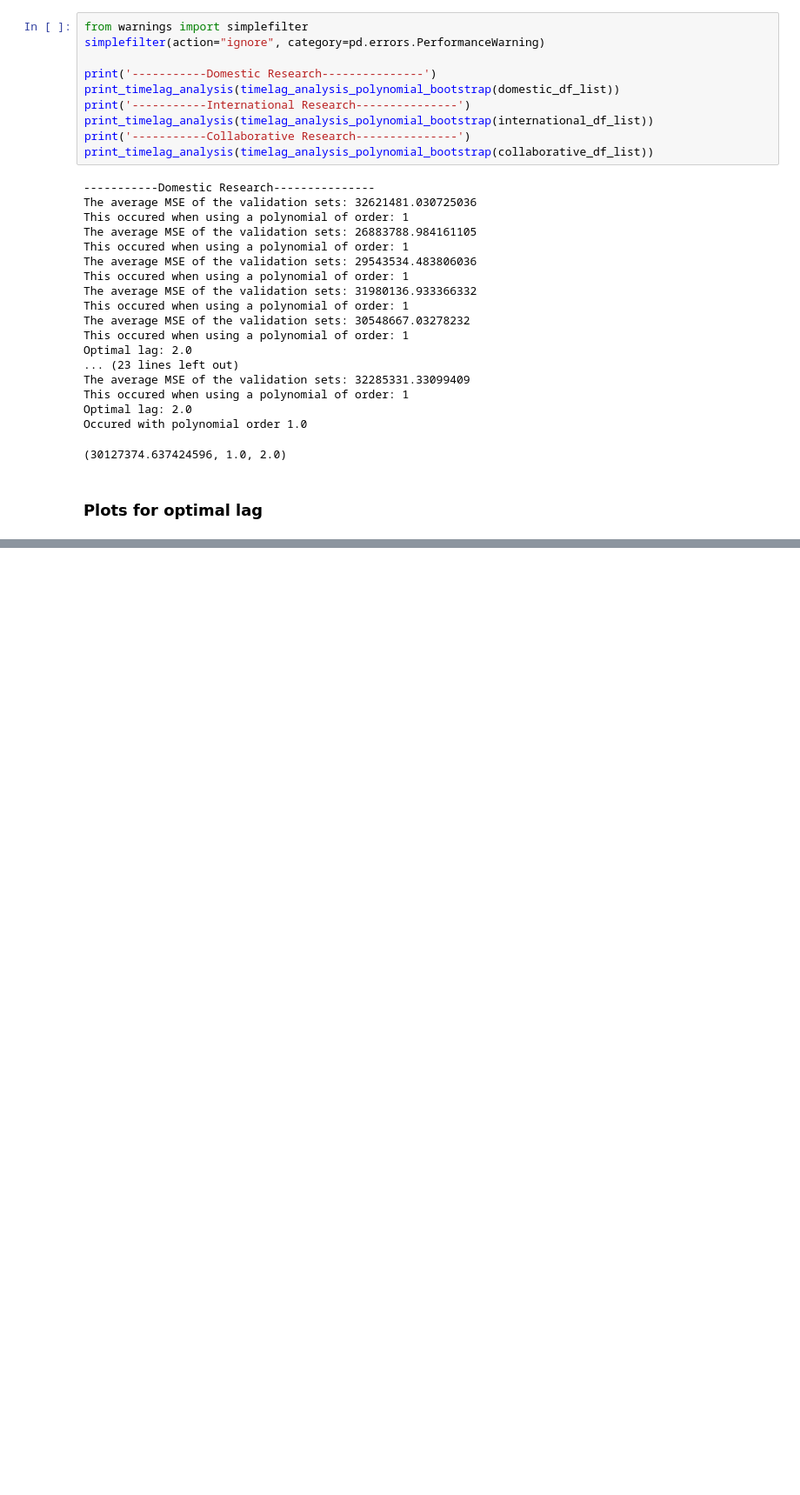
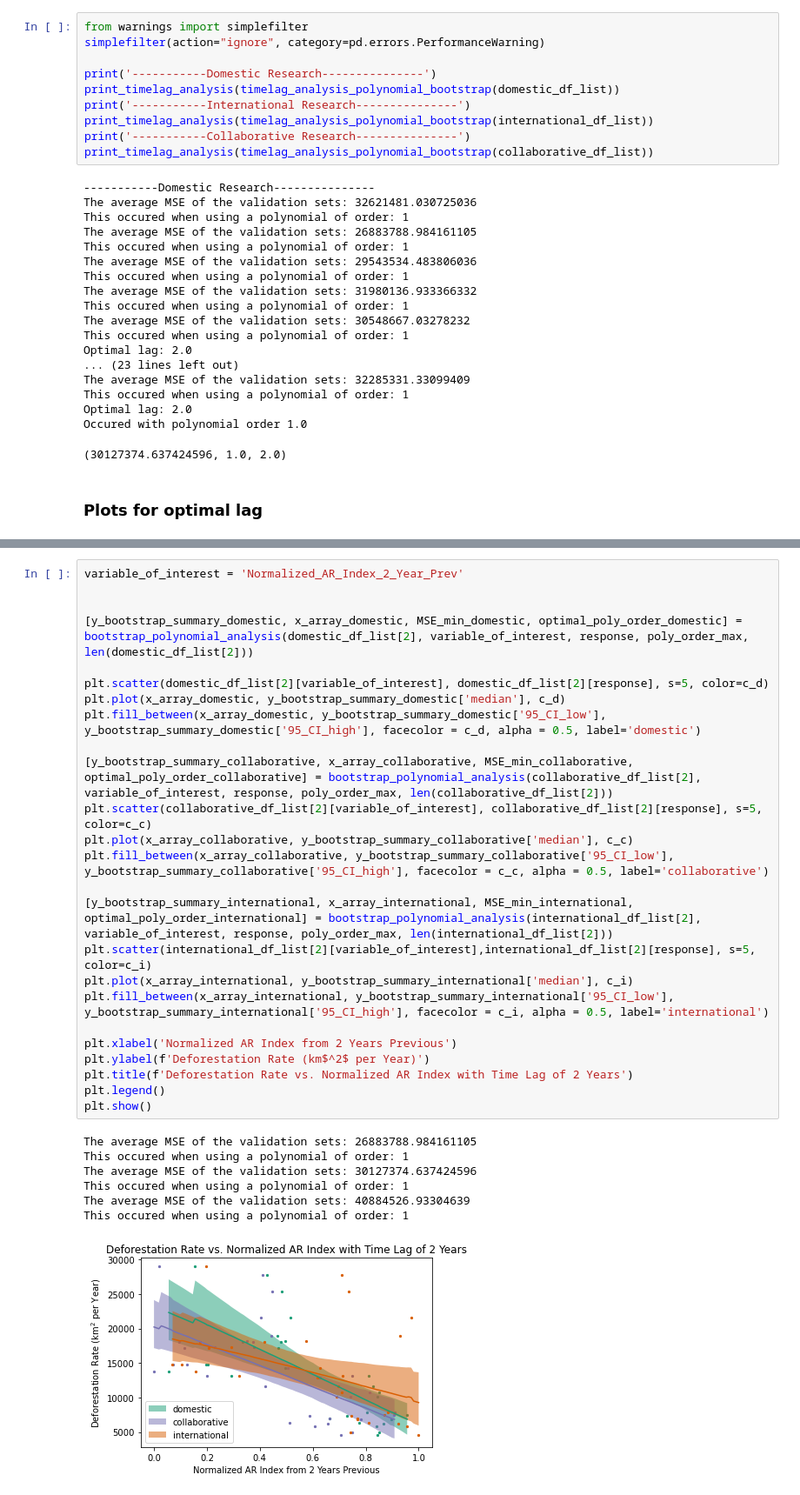
Before and after one commit to btiv/DSS_Final_Proj, a Jupyter notebook: Final_Project_Amazon_Clean.ipynb, the cells around one changed output, grey strips where cells are left out. Shown at 87% size. Cells and saved outputs as stored; diff of their text form; blank space fills up the shorter version.

```diff
--- a/Final_Project_Amazon_Clean.ipynb
+++ b/Final_Project_Amazon_Clean.ipynb
@@ -956,3 +961,36 @@ This occured when using a polynomial of order: 1
+# %%
+variable_of_interest = 'Normalized_AR_Index_2_Year_Prev'
+
+
+[y_bootstrap_summary_domestic, x_array_domestic, MSE_min_domestic, optimal_poly_order_domestic] = bootstrap_polynomial_analysis(domestic_df_list[2], variable_of_interest, response, poly_order_max, len(domestic_df_list[2]))
+
+plt.scatter(domestic_df_list[2][variable_of_interest], domestic_df_list[2][response], s=5, color=c_d)
+plt.plot(x_array_domestic, y_bootstrap_summary_domestic['median'], c_d)
+plt.fill_between(x_array_domestic, y_bootstrap_summary_domestic['95_CI_low'], y_bootstrap_summary_domestic['95_CI_high'], facecolor = c_d, alpha = 0.5, label='domestic')
+
+[y_bootstrap_summary_collaborative, x_array_collaborative, MSE_min_collaborative, optimal_poly_order_collaborative] = bootstrap_polynomial_analysis(collaborative_df_list[2], variable_of_interest, response, poly_order_max, len(collaborative_df_list[2]))
+plt.scatter(collaborative_df_list[2][variable_of_interest], collaborative_df_list[2][response], s=5, color=c_c)
+plt.plot(x_array_collaborative, y_bootstrap_summary_collaborative['median'], c_c)
+plt.fill_between(x_array_collaborative, y_bootstrap_summary_collaborative['95_CI_low'], y_bootstrap_summary_collaborative['95_CI_high'], facecolor = c_c, alpha = 0.5, label='collaborative')
+
+[y_bootstrap_summary_international, x_array_international, MSE_min_international, optimal_poly_order_international] = bootstrap_polynomial_analysis(international_df_list[2], variable_of_interest, response, poly_order_max, len(international_df_list[2]))
+plt.scatter(international_df_list[2][variable_of_interest],international_df_list[2][response], s=5, color=c_i)
+plt.plot(x_array_international, y_bootstrap_summary_international['median'], c_i)
+plt.fill_between(x_array_international, y_bootstrap_summary_international['95_CI_low'], y_bootstrap_summary_international['95_CI_high'], facecolor = c_i, alpha = 0.5, label='international')
+
+plt.xlabel('Normalized AR Index from 2 Years Previous')
+plt.ylabel(f'Deforestation Rate (km$^2$ per Year)')
+plt.title(f'Deforestation Rate vs. Normalized AR Index with Time Lag of 2 Years')
+plt.legend()
+plt.show()
+# %% [output]
+The average MSE of the validation sets: 26883788.984161105
+This occured when using a polynomial of order: 1
+The average MSE of the validation sets: 30127374.637424596
+This occured when using a polynomial of order: 1
+The average MSE of the validation sets: 40884526.93304639
+This occured when using a polynomial of order: 1
+[figure, added]
 # %%
 variable_of_interest = 'Normalized_AR_Index_5_Year_Prev'
 
```
Also changed, not shown: parts of 6 cells of this notebook.
